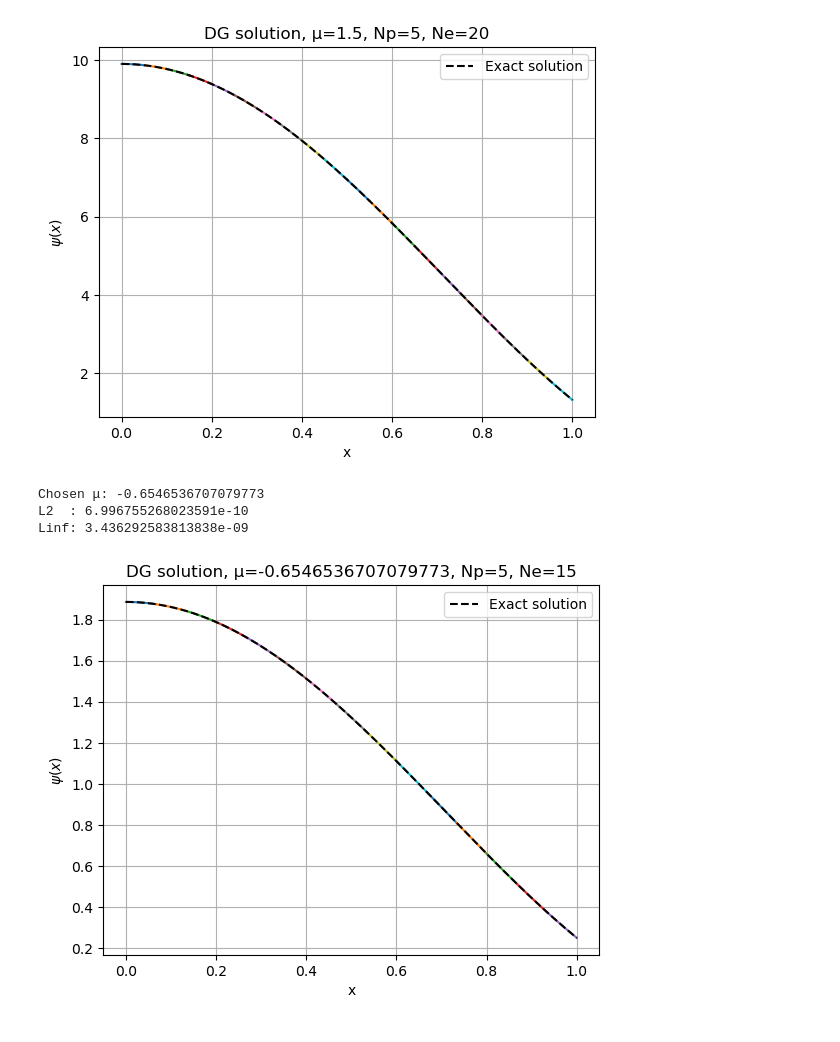
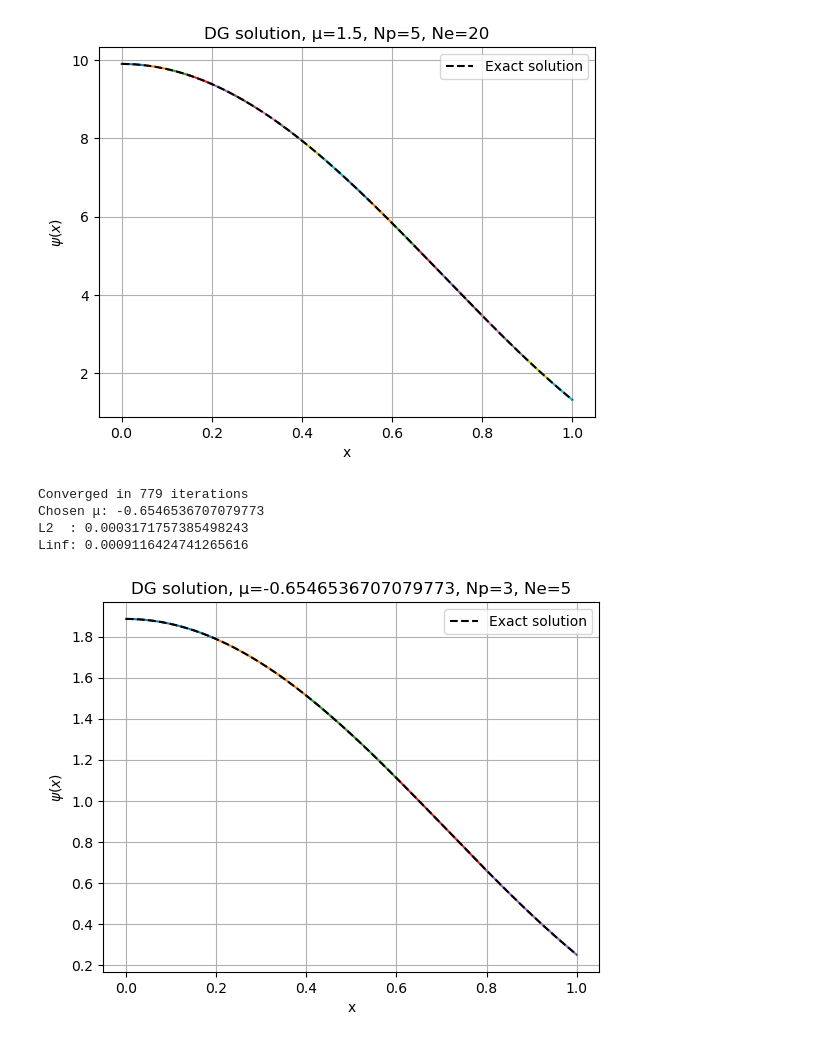
Before and after one commit to jpgallagher1/PIMS-GroupB, a Jupyter notebook: main.ipynb, the cells around one changed output. Cells and saved outputs as stored; diff of their text form; code cells hidden in the pictures.

Commit message:
add stopping criteria and add plots

```diff
--- a/main.ipynb
+++ b/main.ipynb
@@ -37,35 +37,36 @@ Linf: 4.312269652473333e-09
 # %%
 # ─── Example usage (Fixed point iteration) ───
 
 # Parameters for the transport problem
 ψ_MMS  = lambda x,μ: (μ**2)*((x**2 +1) + 3.4*np.cos(2*x)) # Manufactured solution
 σ_t    = lambda x: x**3 + 1
 σ_a    = lambda x: x**2 + 1
-ε      = 0.9
+ε      = 0.1
 source = lambda x,μ: (μ**3)/ε * (2*x - 6.8*np.sin(2*x)) + (σ_t(x)/ε**2 * ψ_MMS(x,μ)) \
                    - (σ_t(x)/ε - ε*σ_a(x)) / (3*ε) * ((x**2 +1) + 3.4*np.cos(2*x))
 inflow = lambda x,μ: ψ_MMS(x,μ)
 
 # Mesh parameters
-Np = 5                      # Legendre polynomials per element (basis size)
+Np = 3                      # Legendre polynomials per element (basis size)
 Nμ = 5                      # Legendre polynomials per element (basis size)
-Nt = 15                      # Legendre polynomials per element (basis size)
-xs = np.linspace(0, 1, 16) # Mesh points / element boundaries
+xs = np.linspace(0, 1, 6) # Mesh points / element boundaries
 
 # Solve
-ψ_weights_all, μs = transport_direct_solve_diffusive(σ_t, σ_a, ε, source, inflow, Np, Nμ, Nt, xs)
+ψ_weights_all, μs, t = transport_direct_solve_diffusive(σ_t, σ_a, ε, source, inflow, Np, Nμ, xs,
+                                                     max_iter=int(1e4), tol=1e-10)
 μi = 1 # Chosen μ for the error calculation
 μc = μs[μi]
 print("Chosen μ:", μc)
 
 # Print the error in the solution
 print("L2  :",error_Lp(ψ_weights_all[μi,:,:], xs, Np, lambda x: ψ_MMS(x,μc), p=2))
 print("Linf:",error_Lp(ψ_weights_all[μi,:,:], xs, Np, lambda x: ψ_MMS(x,μc), p='inf'))
 
 # Plot numerical solution against the exact solution (MMS)
 plot_solution(ψ_weights_all[μi,:,:], xs, Np, μ=μc, exact_ψ_func=lambda x: ψ_MMS(x,μc))
 # %% [output]
+Converged in 779 iterations
 Chosen μ: -0.6546536707079773
-L2  : 6.996755268023591e-10
-Linf: 3.436292583813838e-09
+L2  : 0.0003171757385498243
+Linf: 0.0009116424741265616
-[figure, old version]
+[figure, new version]
```
Also changed, not shown: parts of 2 cells of this notebook, 2 other files.
